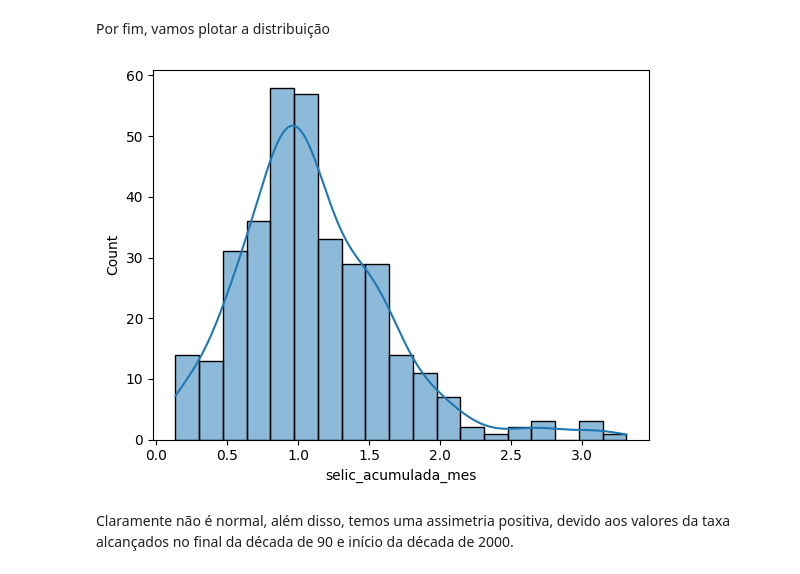
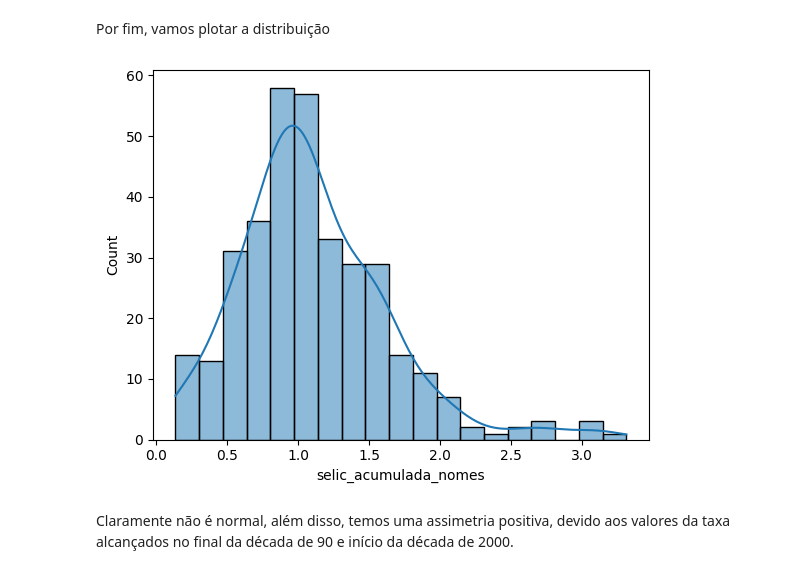
Before and after one commit to mapassos/brazil-macroeconomics-data-analysis-and-pipeline, a Jupyter notebook: Analise-Selic-IPCA-pt2.ipynb, the cells around one changed output. Saved outputs shown, nothing was run; the diff lists cells and outputs as text; code cells hidden in the pictures.

```diff
--- a/Analise-Selic-IPCA-pt2.ipynb
+++ b/Analise-Selic-IPCA-pt2.ipynb
@@ -501,7 +501,7 @@ Há evidência para rejeitarmos que a série é tendência-estacionária (trend-
 # %%
 selic_ipca_mensalizada_df = selic_ipca_mensalizada_df.set_index('periodo_mes')
 # %%
-selic_dif = selic_ipca_mensalizada_df['selic_acumulada_mes'].diff()
+selic_dif = selic_ipca_mensalizada_df['selic_acumulada_nomes'].diff()
 selic_dif.plot()
 # %% [output]
 <Axes: xlabel='periodo_mes'>
@@ -594,9 +594,9 @@ selic_ipca_mensalizada_df['selic_acumulada_mes'].rolling(12).std().plot()
 # %% [markdown]
 Por fim, vamos plotar a distribuição
 # %%
-ax = sns.histplot(selic_ipca_mensalizada_df['selic_acumulada_mes'], kde = True)
+ax = sns.histplot(selic_ipca_mensalizada_df['selic_acumulada_nomes'], kde = True)
 # %% [output]
-[figure, old version]
+[figure, new version]
 # %% [markdown]
 Claramente não é normal, além disso, temos uma assimetria positiva, devido aos valores da taxa alcançados no final da década de 90 e início da década de 2000.
 # %%
```
Also changed, not shown: parts of 20 cells of this notebook, 10 other files.
